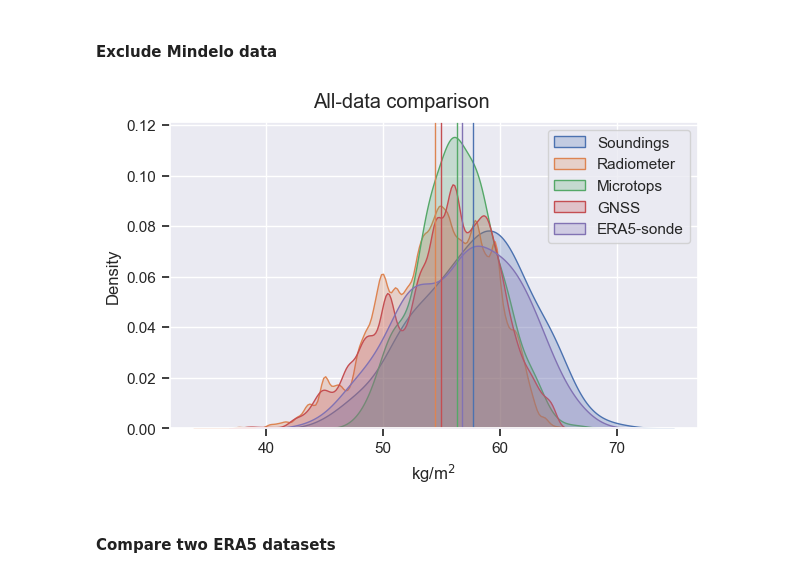
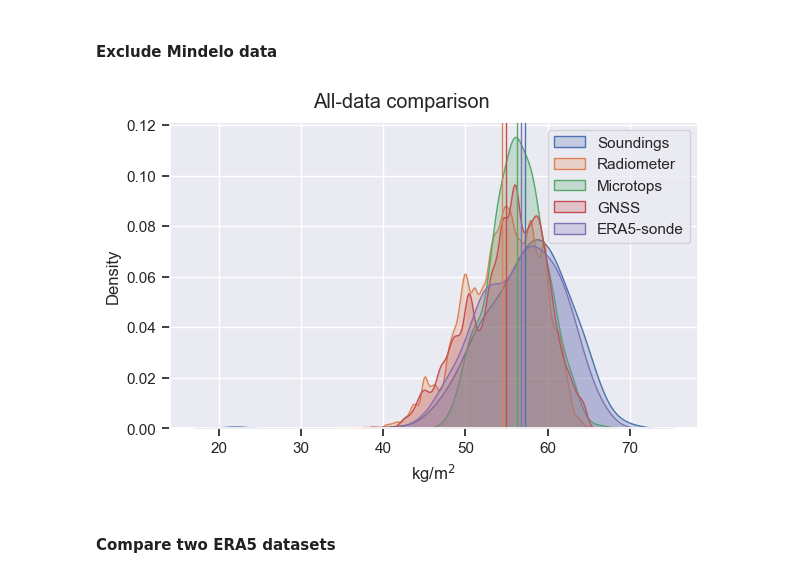
Before and after one commit to allison-wing/piccolo-data-ruppert, a Jupyter notebook: bowtie_sonde_comparison.ipynb, the cells around one changed output. Saved outputs shown, nothing was run; the diff lists cells and outputs as text; code cells hidden in the pictures.

```diff
--- a/bowtie_sonde_comparison.ipynb
+++ b/bowtie_sonde_comparison.ipynb
@@ -28,16 +25,31 @@ var = "iwv"
 cwv_gps, times_gps = get_ipfs_data(path, var)
 
 # HALO dropsondes
-snd_halo, times_halo = read_halo_soundings()
-min_pres_halo = np.full(len(times_halo), np.nan)
-for isnd in range(len(times_halo)):
+snd_halo = read_halo_soundings_lev3()
+nt_halo = len(snd_halo['times'])
+min_pres_halo = np.full(nt_halo, np.nan)
+for isnd in range(nt_halo):
     min_pres_halo[isnd] = np.nanmin(snd_halo['p'][isnd,:]*1e-2) # Pa --> hPa
 
 # BCO soundings
-snd_bco, times_bco = read_bco_soundings()
-snd_desc_bco, times_bco_descent = read_bco_soundings(descent=True)
+snd_bco = read_soundings(platform='BCO')
+# SAL soundings
+snd_sal = read_soundings(platform='INMG')
+# Meteor soundings
+snd_meteor = read_soundings(platform='RV_Meteor')
+# snd_vars = list(snd_meteor.keys())[2:] # retain only 2-d variables in list
+
+# DYNAMO soundings
+snd_dyn = read_dynamo_soundings()
+
 # Mask soundings that don't reach 100 hPa
-snd_bco, min_pres_bco = mask_soundings(snd_bco, p_threshold=100)
+# snd_halo, min_pres_halo = mask_soundings(snd_halo, p_threshold=100)
+# snd_bco, min_pres_bco = mask_soundings(snd_bco, p_threshold=100)
+# snd_sal, min_pres_sal = mask_soundings(snd_sal, p_threshold=100)
+# snd_meteor, min_pres_meteor = mask_soundings(snd_meteor, p_threshold=100)
+# min_pres_dyn = {}
+# for isnd in snd_dyn.keys():
+#     snd_dyn[isnd], min_pres_dyn[isnd] = mask_soundings(snd_dyn[isnd], p_threshold=100)
 # %% [markdown]
 #### Local data
 # %%
@@ -64,14 +66,15 @@ cwv_era5v1, cwv_era5v2, times_era5, times_sonde_era5 = read_era5_shiptrack_iwv()
 ### Vertically integrate water vapor
 # %%
 # CWV aka IWV aka PW
-# 1/g int(q)dp = s2/m * kg/m/s2 --> kg/m2 --> x1/rho_l --> 10^-3 kg/m2*m3/kg --> 10^-3m = mm
-# int<q*rho>dz = kg/m3*m = kg/m2 = mm
-cwv = vert_integral(soundings)
-cwv_hydro = vert_integral_hydro(soundings)
-cwv_halo = vert_integral(snd_halo)
+cwv_meteor = vert_integral(snd_meteor)
+cwv_hydro = vert_integral_hydro(snd_meteor)
+cwv_halo = vert_integral(snd_halo, set_nans=False)
 cwv_halo_hydro = vert_integral_hydro(snd_halo)
 cwv_bco = vert_integral(snd_bco)
-# cwv_17m = vert_integral(soundings['mr'][:,2:], soundings['p'][:,2:], minpres=minpres) # mm or kg/m2
+cwv_sal = vert_integral(snd_sal)
+cwv_dyn = {}
+for isnd in snd_dyn.keys():
+    cwv_dyn[isnd] = vert_integral(snd_dyn[isnd])
 # %%
 def vert_integral_mr(data):
     p = data['p']
@@ -444,7 +442,7 @@ Mean difference: -2.52 kg/m^2
 # %%
 # Select times after 16 Aug 2024
 t_start = np.datetime64('2024-08-16T08:00:00')
-t_ind_snd = np.where(times_snd >= t_start)[0]
+t_ind_snd = np.where(snd_meteor['times'] >= t_start)[0]
 t_ind_rdm = np.where(times_rdm >= t_start)[0]
 t_ind_photom = np.where(np.array(photom['Date(dd:mm:yyyy)']) >= t_start)[0]
 t_ind_gps = np.where(times_gps >= t_start)[0]
@@ -452,28 +450,28 @@ t_ind_era5v1 = np.where(times_era5 >= t_start)[0]
 t_ind_era5v2 = np.where(times_sonde_era5 >= t_start)[0]
 # %%
 cwvs = [
-    cwv[t_ind_snd],
+    cwv_meteor[t_ind_snd],
     # cwv_pint_sh[t_ind_snd],
     cwv_rdm[t_ind_rdm],
     photom['Water Vapor(cm)'][t_ind_photom],
     cwv_gps[t_ind_gps],
     # cwv_era5v1[t_ind_era5v1],
     cwv_era5v2[t_ind_era5v2],
 ]
 
 legends = [
     'Soundings',
     # 'Soundings-SH',
     'Radiometer',
     'Microtops',
     'GNSS',
     # 'ERA5-track',
     'ERA5-sonde'
     ]
 
 plot_cwv_kde(legends, cwvs, title='All-data comparison')
 # %% [output]
-[figure, old version]
+[figure, new version]
 # %% [markdown]
 #### Compare two ERA5 datasets
 # %%
```
Also changed, not shown: parts of 28 cells of this notebook, 10 other files.
